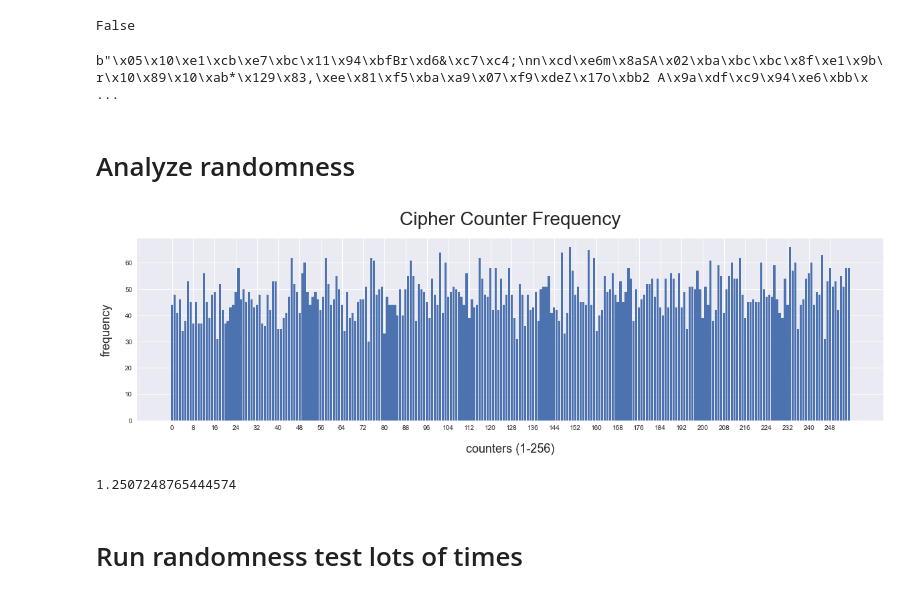
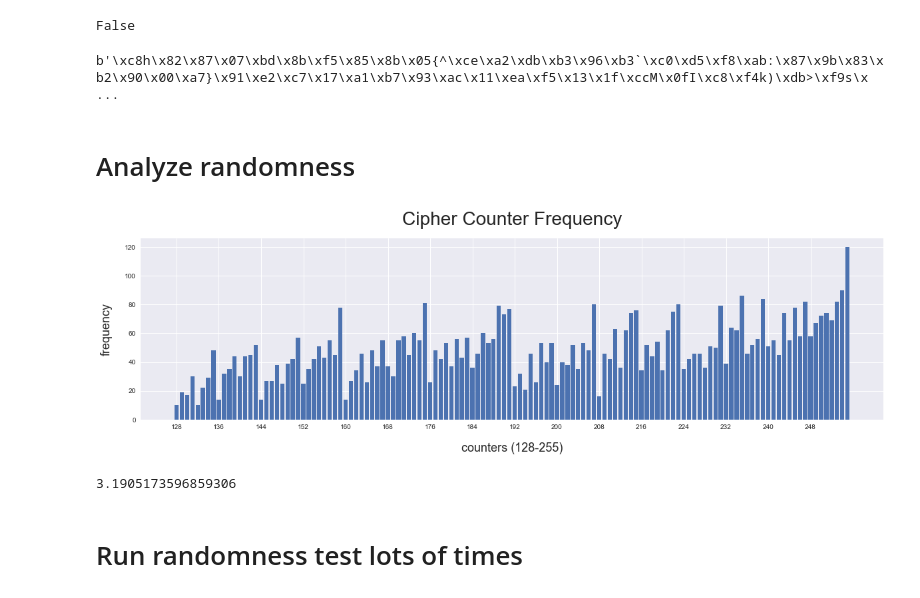
Before and after one commit to nareshram256/Cryptography, a Jupyter notebook: Assignment 3/myRC4.ipynb, the cells around one changed output. Drawn from its saved outputs; the diff is of its cells as text; code cells hidden in the pictures.

```diff
--- a/Assignment 3/myRC4.ipynb
+++ b/Assignment 3/myRC4.ipynb
@@ -6,6 +8,6 @@ import secrets
 # %%
 def xor_bytes(b1:bytes, b2:bytes) -> bytes:
-    return bytes((byte1 ^ byte2) for byte1, byte2 in zip(b1, b2))
+    return bytes(byte1 ^ byte2 for byte1, byte2 in zip(b1, b2))
 # %%
 class RC4:
     def __init__(self, key:bytes) -> None:
@@ -89,7 +91,7 @@ def random_flip(byte_str:bytes, bits_to_flip:int) -> bytes:
     return bytes(byte_arr)
 # %%
 k1 = secrets.token_bytes(nbytes=256)
-k2 = random_flip(k1, 2)
+k2 = random_flip(k1, 1)
 # %%
 k1 == k2
 # %% [output]
@@ -107,16 +109,17 @@ False
 # %%
 xor_bytes(c1, c2)
 # %% [output]
-b"\x05\x10\xe1\xcb\xe7\xbc\x11\x94\xbfBr\xd6&\xc7\xc4;\nn\xcd\xe6m\x8aSA\x02\xba\xbc\xbc\x8f\xe1\x9b\r\x10\x89\x10\xab*\x129\x83,\xee\x81\xf5\xba\xa9\x07\xf9\xdeZ\x17o\xbb2 A\x9a\xdf\xc9\x94\xe6\xbb\x ...
+b'\xc8h\x82\x87\x07\xbd\x8b\xf5\x85\x8b\x05{^\xce\xa2\xdb\xb3\x96\xb3`\xc0\xd5\xf8\xab:\x87\x9b\x83\xb2\x90\x00\xa7}\x91\xe2\xc7\x17\xa1\xb7\x93\xac\x11\xea\xf5\x13\x1f\xccM\x0fI\xc8\xf4k)\xdb>\xf9s\x ...
 # %% [markdown]
 # Analyze randomness
 # %%
 def count(text:bytes):
     counters = [0 for i in range(256)]
-    bit_array = "".join(["{:08b}".format(i) for i in text])
+    bit_array = "".join(["{:b}".format(i) for i in text])
 
     for i in range(len(bit_array) - 8):
         counters[int(bit_array[i : i+8], 2)] += 1
+
     return counters
 # %%
-counters = count(cipher)
+counters = count(xor_bytes(c1, c2))
@@ -126,13 +126,13 @@ plt.style.use('seaborn')
 # %%
 plt.figure(figsize=(20,5))
-plt.bar(x=[i for i in range(256)], height=counters)
-plt.xticks([i for i in range(0, 256, 8)])
+plt.bar(x=[i for i in range(128,256)], height=counters[128:])
+plt.xticks([i for i in range(128, 256, 8)])
 plt.title("Cipher Counter Frequency", fontsize=28, pad=20)
-plt.xlabel("counters (1-256)", fontsize=18, labelpad=18)
+plt.xlabel("counters (128-255)", fontsize=18, labelpad=18)
 plt.ylabel("frequency", fontsize=18, labelpad=18)
 plt.show()
 # %% [output]
-[figure, old version]
+[figure, new version]
 # %%
 def randomness(text:bytes):
     counters = count(text)
@@ -144,10 +144,10 @@ def randomness(text:bytes):
     # print("Deviation:", D)
 
     return (C*D)/N
-# %%
-randomness(cipher)
-# %% [output]
-1.2507248765444574
+# %%
+randomness(xor_bytes(c1, c2))
+# %% [output]
+3.1905173596859306
 # %% [markdown]
 # Run randomness test lots of times
 # %%
```
Also changed, not shown: parts of 6 cells of this notebook.
